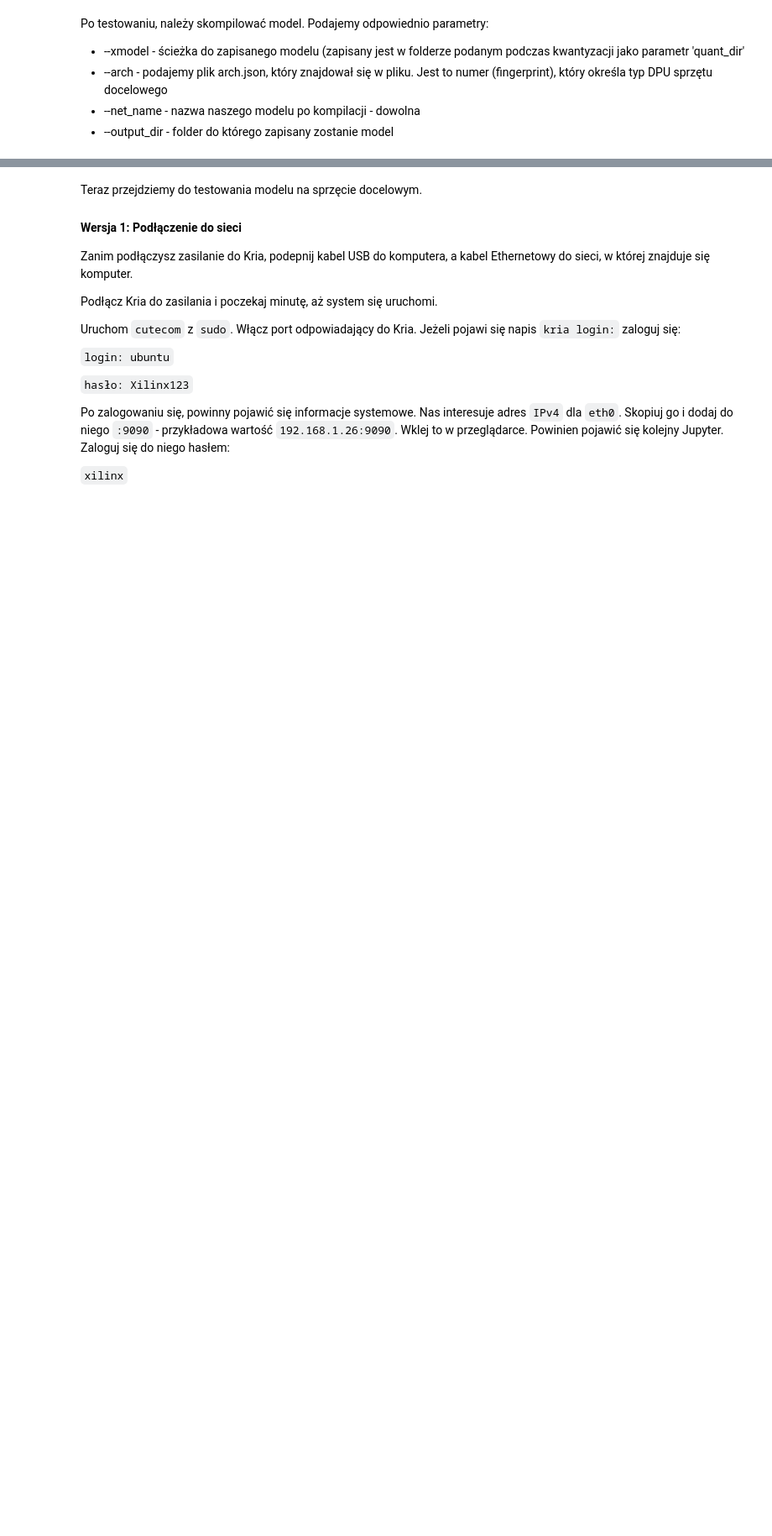
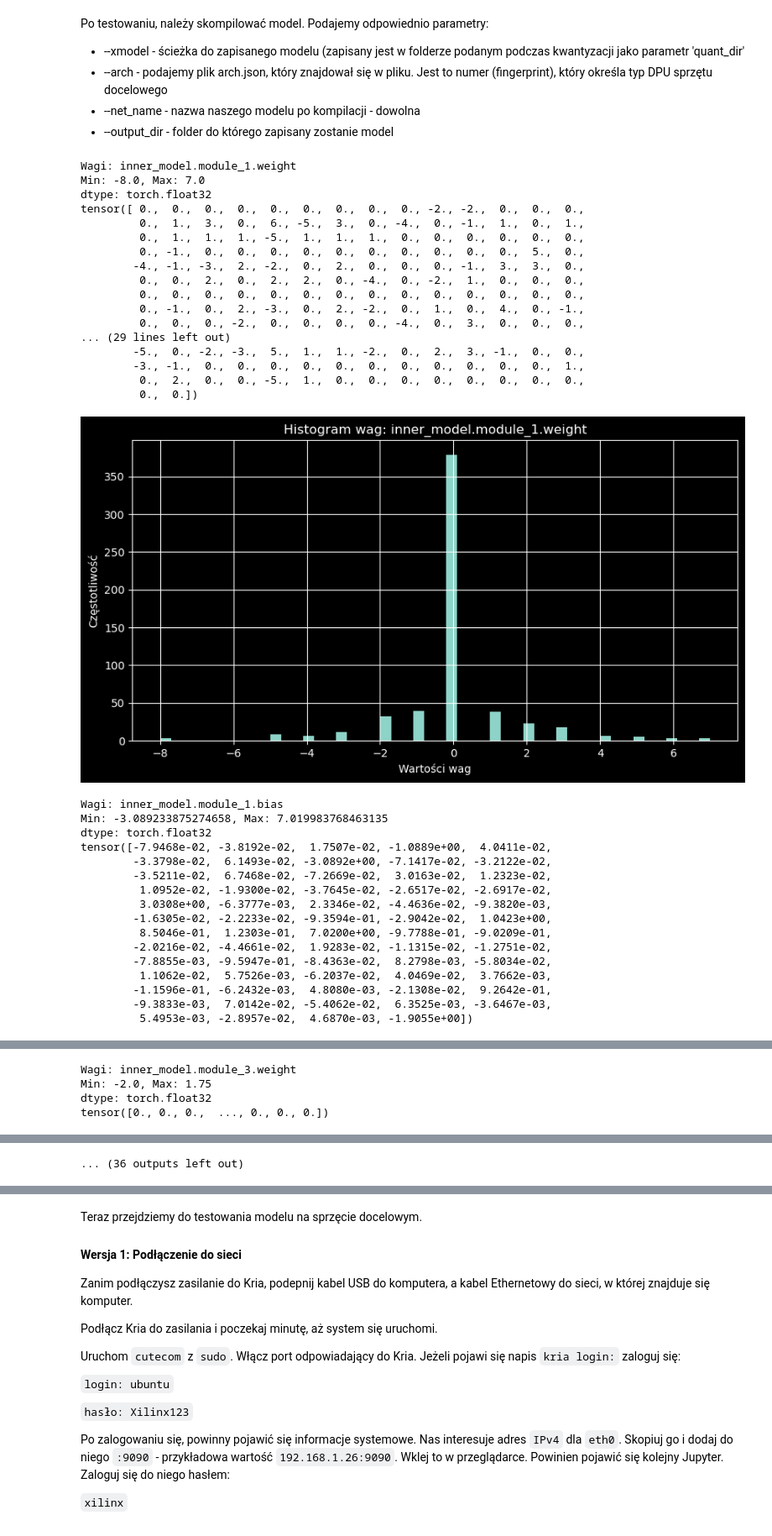
Before and after one commit to Mateusz-Smolarczyk-AGH/SuperPoint, a Jupyter notebook: kria_evaluation/quantize_sp_magicleap.ipynb, the cells around one changed output, grey strips where cells are left out. Shown at 84% size. Drawn from its saved outputs; the diff is of its cells as text; code cells hidden in the pictures; blank space fills up the shorter version.

```diff
--- a/kria_evaluation/quantize_sp_magicleap.ipynb
+++ b/kria_evaluation/quantize_sp_magicleap.ipynb
@@ -473,7 +836,7 @@ def compute_sequence(image_folder, model,float_model, tryb='show'):
             if cv2.waitKey(30) & 0xFF == ord('q'):
                 break  # Wyjście z pętli po naciśnięciu 'q'
         else:
-            cv2.imwrite("./data/matched/" + image_file, img_orig)
+            cv2.imwrite("/workspace/SuperPoint/kria_evaluation/data_pt/matched/" + image_file, img_orig)
     if tryb=='show':
         cv2.destroyAllWindows()
 
@@ -531,7 +894,7 @@ def quantize(float_model:torch.nn.Module,
         print("get qunatizer start")
         try:
             quantizer = torch_quantizer(
-                quant_mode, model, rand_in, output_dir=quant_dir, device=device)
+                quant_mode, model, rand_in, output_dir=quant_dir, device=device, bitwidth=4)
         except Exception as e:
             print("exception:")
             print(e)
@@ -558,6 +921,8 @@ def quantize(float_model:torch.nn.Module,
             print("export xmodel")
             visualize(float_model, "", "Wynik po kwantyzacji")
             quantizer.export_xmodel(deploy_check=False, output_dir=quant_dir)
-            #compute_sequence("/workspace/SuperPoint/data/rgbd_dataset_freiburg1_xyz/rgb", quantized_model, model, tryb='save')
+            quantizer.export_onnx_model(output_dir=quant_dir)
+            compute_sequence("/workspace/SuperPoint/data/rgbd_dataset_freiburg1_floor/rgb", quantized_model, model, tryb='save')
             print("export xmodel end")
     print(tm)
+    return quantized_model
@@ -564,5 +931,5 @@ def quantize(float_model:torch.nn.Module,
 # %%
-quantize(float_model=model,
+quantized_model = quantize(float_model=model,
          input_shape=input_shape,
          quant_dir='quant_dir', # directory for quantizer results
          quant_mode='calib',
@@ -593,3 +1045,56 @@ Po testowaniu, należy skompilować model. Podajemy odpowiednio parametry:
 - --arch - podajemy plik arch.json, który znajdował się w pliku. Jest to numer (fingerprint), który określa typ DPU sprzętu docelowego
 - --net_name - nazwa naszego modelu po kompilacji - dowolna
 - --output_dir - folder do którego zapisany zostanie model
+# %%
+# display weights
+def display_weights(model):
+    for name, param in model.named_parameters():
+        if param.requires_grad:
+            values = param.detach().cpu().view(-1)
+            print(f"Wagi: {name}")
+            print(f"Min: {values.min().item()}, Max: {values.max().item()}")
+            print(f"dtype: {values.dtype}")
+            print(values)
+            plt.figure(figsize=(10, 5))
+            plt.hist(values.numpy(), bins=50)
+            plt.title(f"Histogram wag: {name}")
+            plt.xlabel("Wartości wag")
+            plt.ylabel("Częstotliwość")
+            plt.grid()
+            plt.show()
+display_weights(quantized_model)
+# %% [output]
+Wagi: inner_model.module_1.weight
+Min: -8.0, Max: 7.0
+dtype: torch.float32
+tensor([ 0.,  0.,  0.,  0.,  0.,  0.,  0.,  0.,  0., -2., -2.,  0.,  0.,  0.,
+         0.,  1.,  3.,  0.,  6., -5.,  3.,  0., -4.,  0., -1.,  1.,  0.,  1.,
+         0.,  1.,  1.,  1., -5.,  1.,  1.,  1.,  0.,  0.,  0.,  0.,  0.,  0.,
+         0., -1.,  0.,  0.,  0.,  0.,  0.,  0.,  0.,  0.,  0.,  0.,  5.,  0.,
+        -4., -1., -3.,  2., -2.,  0.,  2.,  0.,  0.,  0., -1.,  3.,  3.,  0.,
+         0.,  0.,  2.,  0.,  2.,  2.,  0., -4.,  0., -2.,  1.,  0.,  0.,  0.,
+         0.,  0.,  0.,  0.,  0.,  0.,  0.,  0.,  0.,  0.,  0.,  0.,  0.,  0.,
+         0., -1.,  0.,  2., -3.,  0.,  2., -2.,  0.,  1.,  0.,  4.,  0., -1.,
+         0.,  0.,  0., -2.,  0.,  0.,  0.,  0., -4.,  0.,  3.,  0.,  0.,  0.,
+... (29 lines left out)
+        -5.,  0., -2., -3.,  5.,  1.,  1., -2.,  0.,  2.,  3., -1.,  0.,  0.,
+        -3., -1.,  0.,  0.,  0.,  0.,  0.,  0.,  0.,  0.,  0.,  0.,  0.,  1.,
+         0.,  2.,  0.,  0., -5.,  1.,  0.,  0.,  0.,  0.,  0.,  0.,  0.,  0.,
+         0.,  0.])
+[figure, added]
+Wagi: inner_model.module_1.bias
+Min: -3.089233875274658, Max: 7.019983768463135
+dtype: torch.float32
+tensor([-7.9468e-02, -3.8192e-02,  1.7507e-02, -1.0889e+00,  4.0411e-02,
+        -3.3798e-02,  6.1493e-02, -3.0892e+00, -7.1417e-02, -3.2122e-02,
+        -3.5211e-02,  6.7468e-02, -7.2669e-02,  3.0163e-02,  1.2323e-02,
+         1.0952e-02, -1.9300e-02, -3.7645e-02, -2.6517e-02, -2.6917e-02,
+         3.0308e+00, -6.3777e-03,  2.3346e-02, -4.4636e-02, -9.3820e-03,
+        -1.6305e-02, -2.2233e-02, -9.3594e-01, -2.9042e-02,  1.0423e+00,
+         8.5046e-01,  1.2303e-01,  7.0200e+00, -9.7788e-01, -9.0209e-01,
+        -2.0216e-02, -4.4661e-02,  1.9283e-02, -1.1315e-02, -1.2751e-02,
+        -7.8855e-03, -9.5947e-01, -8.4363e-02,  8.2798e-03, -5.8034e-02,
+         1.1062e-02,  5.7526e-03, -6.2037e-02,  4.0469e-02,  3.7662e-03,
+        -1.1596e-01, -6.2432e-03,  4.8080e-03, -2.1308e-02,  9.2642e-01,
+        -9.3833e-03,  7.0142e-02, -5.4062e-02,  6.3525e-03, -3.6467e-03,
+         5.4953e-03, -2.8957e-02,  4.6870e-03, -1.9055e+00])
@@ -595,0 +1102,4 @@ Po testowaniu, należy skompilować model. Podajemy odpowiednio parametry:
+Wagi: inner_model.module_3.weight
+Min: -2.0, Max: 1.75
+dtype: torch.float32
+tensor([0., 0., 0.,  ..., 0., 0., 0.])
@@ -596,3 +1136,4 @@ Po testowaniu, należy skompilować model. Podajemy odpowiednio parametry:
+... (36 outputs left out)
 # %%
 # compile model
 # /opt/vitis_ai/compiler/arch/DPUCZDX8G/KV260/arch.json
```
Also changed, not shown: parts of 22 cells of this notebook, 1 other file.
